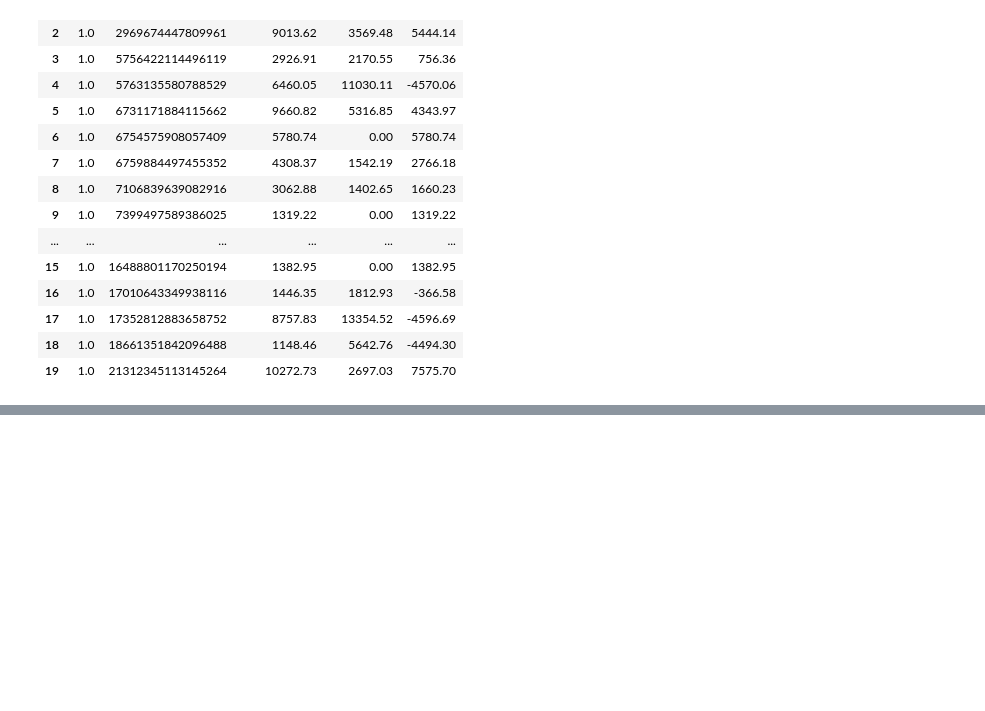
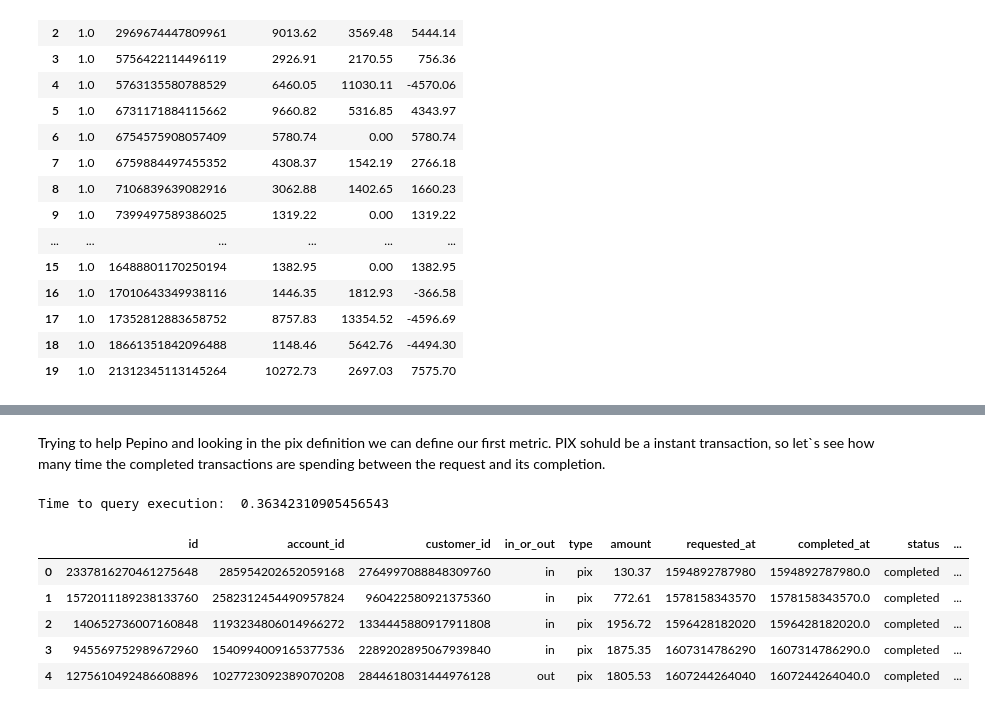
Before and after one commit to fpmacedo/Nubank-Analytics-Engineer-Case, a Jupyter notebook: etl.ipynb, the cells around one changed output, grey strips where cells are left out. Drawn from its saved outputs; the diff is of its cells as text; code cells hidden in the pictures; blank space fills up the shorter version.

```diff
--- a/etl.ipynb
+++ b/etl.ipynb
@@ -433,0 +508,25 @@ balance_new.head(20)
+# %% [markdown]
+Trying to help Pepino and looking in the pix definition we can define our first metric. PIX sohuld be a instant transaction, so let`s see how many time the completed transactions are spending between the request and its completion.
+# %%
+start = time.time()
+time_new = pd.read_sql('''SELECT *
+                                FROM fact_movements_table AS f
+                                JOIN d_time_table AS t ON t.time_id = CAST(f.requested_at AS bigint) AND t.time_id = CAST(f.completed_at AS NUMERIC)
+                                WHERE f.status = 'completed'
+
+
+
+''', engine)
+end = time.time()
+print("Time to query execution: ",end - start)
+# %% [output]
+Time to query execution:  0.36342310905456543
+# %%
+time_new.head()
+# %% [output]
+|  | id | account_id | customer_id | in_or_out | type | amount | requested_at | completed_at | status | ... |
+| 0 | 2337816270461275648 | 285954202652059168 | 2764997088848309760 | in | pix | 130.37 | 1594892787980 | 1594892787980.0 | completed | ... |
+| 1 | 1572011189238133760 | 2582312454490957824 | 960422580921375360 | in | pix | 772.61 | 1578158343570 | 1578158343570.0 | completed | ... |
+| 2 | 140652736007160848 | 1193234806014966272 | 1334445880917911808 | in | pix | 1956.72 | 1596428182020 | 1596428182020.0 | completed | ... |
+| 3 | 945569752989672960 | 1540994009165377536 | 2289202895067939840 | in | pix | 1875.35 | 1607314786290 | 1607314786290.0 | completed | ... |
+| 4 | 1275610492486608896 | 1027723092389070208 | 2844618031444976128 | out | pix | 1805.53 | 1607244264040 | 1607244264040.0 | completed | ... |
```
Also changed, not shown: parts of 13 cells of this notebook, 1 other file.
